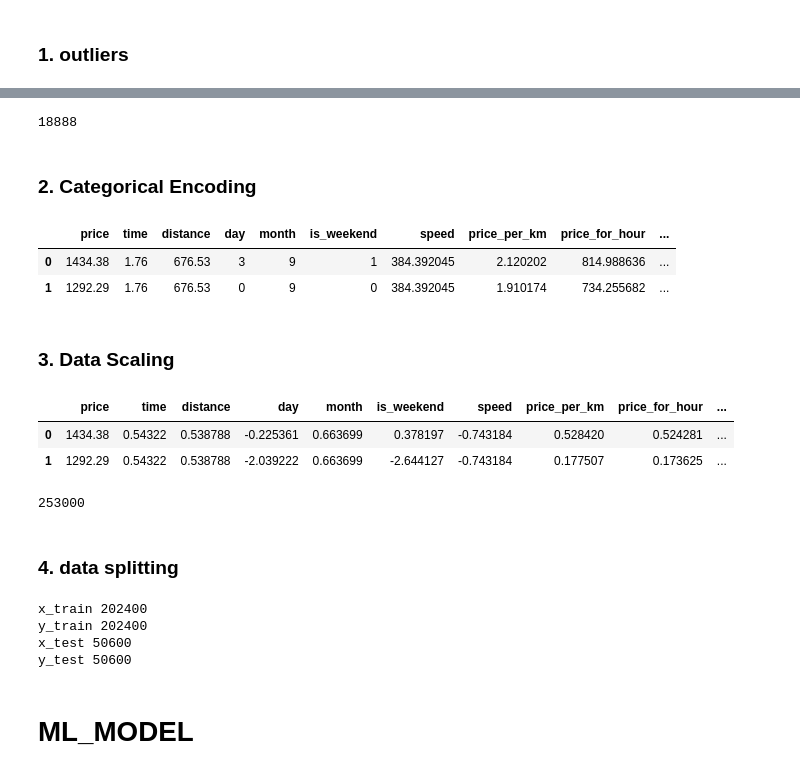
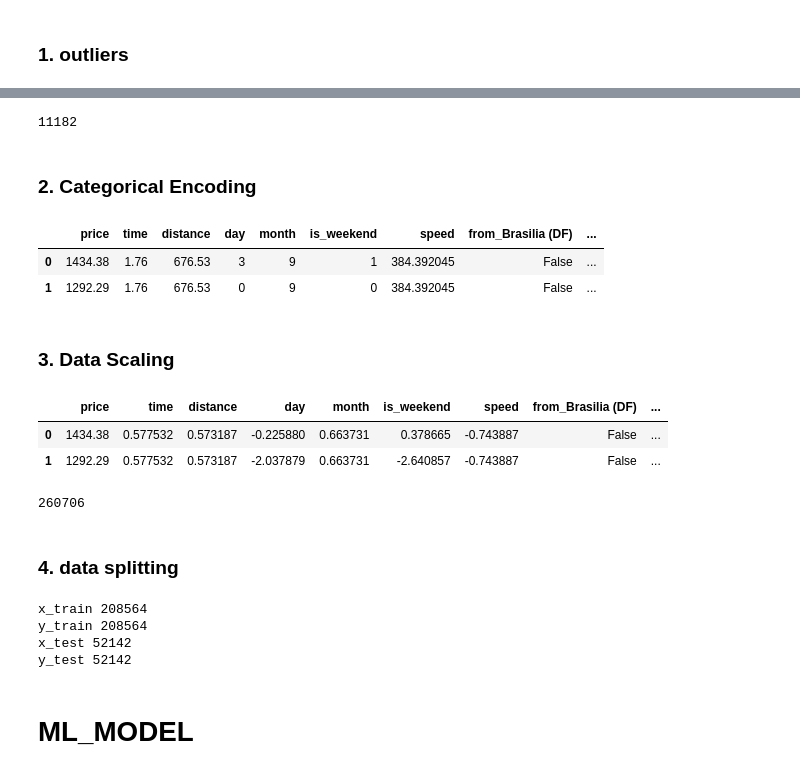
Before and after one commit to GOWTHAMVANTAKULA/FLIGHT_PRICE_PREDICTION_ML_END_TO_END_PROJECT, a Jupyter notebook: Copy_of_FLIGHT_PREDICTION_MLOPs_project.ipynb, the cells around one changed output, grey strips where cells are left out. Drawn from its saved outputs; the diff is of its cells as text; code cells hidden in the pictures.

```diff
--- a/Copy_of_FLIGHT_PREDICTION_MLOPs_project.ipynb
+++ b/Copy_of_FLIGHT_PREDICTION_MLOPs_project.ipynb
@@ -24,3 +17,7 @@ pd.set_option('display.max_columns',None) # display all columns
+# %%
+file_path = os.path.join('flights.csv')  # since CSV is in the same folder as notebook
+data = pd.read_csv(file_path)
+pd.set_option('display.max_columns',None) # display all columns
 # %%
 data.columns
 # %% [output]
@@ -778,8 +768,8 @@ plt.show()
 # %%
 data_1 = ['from', 'to', 'flightType', 'price', 'time',
        'distance', 'agency','day','month',
-       'is_weekend','speed', 'price_per_km',
-       'price_for_hour']
+       'is_weekend','speed'
+       ]
 
 data_clean = data[data_1].copy()
 # %%
@@ -825,13 +815,13 @@ def remove_outliers(df, columns):
     return df
 # %%
 # List of columns to check for outliers
-columns_to_check = ['speed', 'price_per_km', 'price_for_hour']
+columns_to_check = ['speed']
 
 cleaned_data = remove_outliers(data_clean, columns_to_check)
 # %%
 data.shape[0]-cleaned_data.shape[0]  # outlier data
 # %% [output]
-18888
+11182
 # %% [markdown]
 ### **2. Categorical Encoding**
 # %%
@@ -839,29 +829,29 @@ categorical_small = ['from','to','flightType', 'agency']
 data_encoded = pd.get_dummies(cleaned_data, columns=categorical_small, drop_first=True)
 data_encoded.head(2)
 # %% [output]
-|  | price | time | distance | day | month | is_weekend | speed | price_per_km | price_for_hour | ... |
-| 0 | 1434.38 | 1.76 | 676.53 | 3 | 9 | 1 | 384.392045 | 2.120202 | 814.988636 | ... |
-| 1 | 1292.29 | 1.76 | 676.53 | 0 | 9 | 0 | 384.392045 | 1.910174 | 734.255682 | ... |
+|  | price | time | distance | day | month | is_weekend | speed | from_Brasilia (DF) | ... |
+| 0 | 1434.38 | 1.76 | 676.53 | 3 | 9 | 1 | 384.392045 | False | ... |
+| 1 | 1292.29 | 1.76 | 676.53 | 0 | 9 | 0 | 384.392045 | False | ... |
 # %% [markdown]
 ### **3. Data Scaling**
 # %%
 from sklearn.preprocessing import StandardScaler
 
 # Select numerical columns for scaling
-num_col = ['time'	,'distance'	,'day'	,'month'	,'is_weekend'	,'speed'	,'price_per_km'	,'price_for_hour']
+num_col = ['time'	,'distance'	,'day'	,'month'	,'is_weekend'	,'speed'	]
 
 sclar = StandardScaler()
 data_encoded[num_col] = sclar.fit_transform(data_encoded[num_col])
 
 data_encoded.head(2)
 # %% [output]
-|  | price | time | distance | day | month | is_weekend | speed | price_per_km | price_for_hour | ... |
-| 0 | 1434.38 | 0.54322 | 0.538788 | -0.225361 | 0.663699 | 0.378197 | -0.743184 | 0.528420 | 0.524281 | ... |
-| 1 | 1292.29 | 0.54322 | 0.538788 | -2.039222 | 0.663699 | -2.644127 | -0.743184 | 0.177507 | 0.173625 | ... |
+|  | price | time | distance | day | month | is_weekend | speed | from_Brasilia (DF) | ... |
+| 0 | 1434.38 | 0.577532 | 0.573187 | -0.225880 | 0.663731 | 0.378665 | -0.743887 | False | ... |
+| 1 | 1292.29 | 0.577532 | 0.573187 | -2.037879 | 0.663731 | -2.640857 | -0.743887 | False | ... |
 # %%
 data_encoded.shape[0]
 # %% [output]
-253000
+260706
 # %% [markdown]
 ### **4. data splitting**
 # %%
@@ -879,10 +869,10 @@ print('y_train',len(y_train))
 print('x_test',len(X_test))
 print('y_test',len(y_test))
 # %% [output]
-x_train 202400
-y_train 202400
-x_test 50600
-y_test 50600
+x_train 208564
+y_train 208564
+x_test 52142
+y_test 52142
 # %% [markdown]
 # **ML_MODEL**
 # %% [markdown]
```
Also changed, not shown: parts of 19 cells of this notebook, 5 other files.
